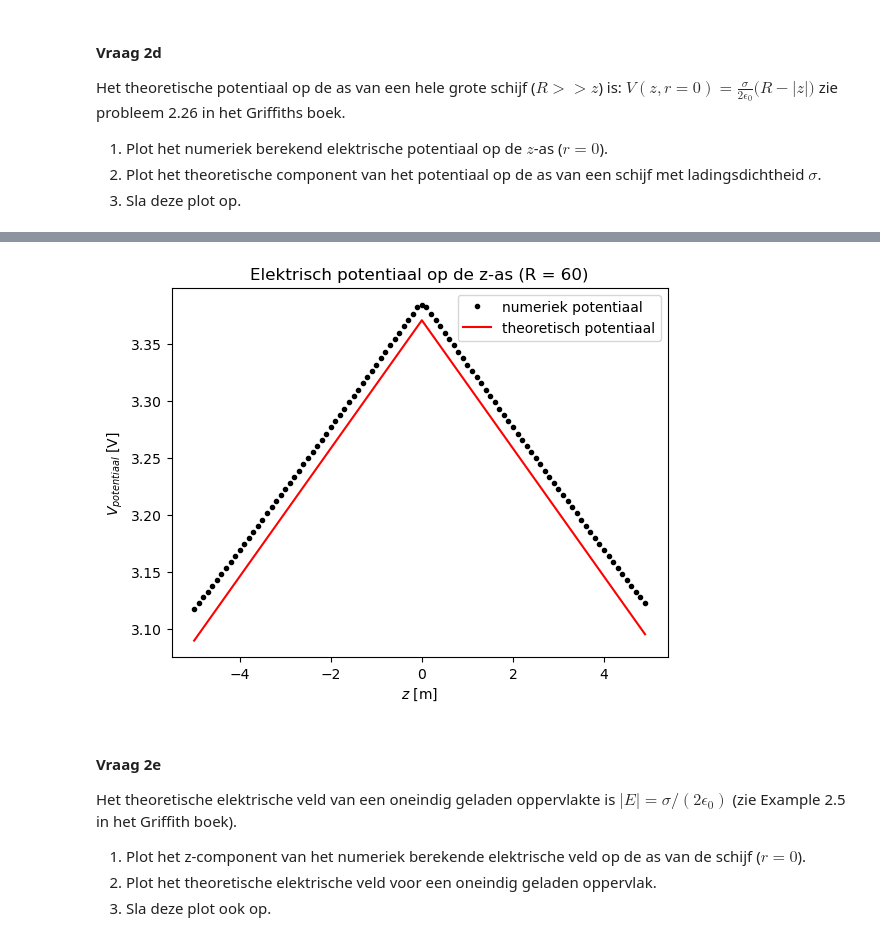
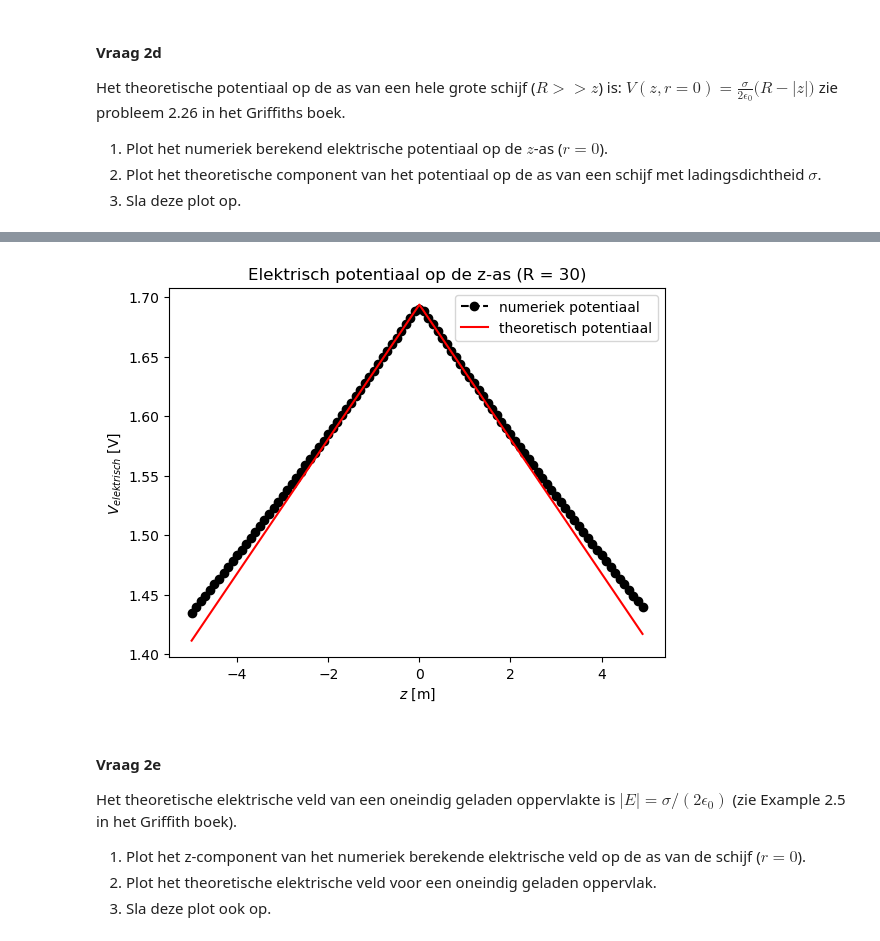
Before and after one commit to emmajuledrent/opdrachten-DEF-D, a Jupyter notebook: DigitaleOntwerpopdrachten/1CondensatorOpdracht/CondensatorOntwerpopdracht.ipynb, the cells around one changed output, grey strips where cells are left out. Cells and saved outputs as stored; diff of their text form; code cells hidden in the pictures.

```diff
--- a/DigitaleOntwerpopdrachten/1CondensatorOpdracht/CondensatorOntwerpopdracht.ipynb
+++ b/DigitaleOntwerpopdrachten/1CondensatorOpdracht/CondensatorOntwerpopdracht.ipynb
@@ -267,17 +259,16 @@ V_num,number_point_charges_on_disk_2d = calculate_V_disk_at_origin_uniform_surfa
 # %%
-V_theorie = (sigma / (2 * epsilon0)) * (R - np.abs(z))
-#V_num,number_point_charges_on_disk_2d = calculate_V_disk_at_origin_uniform_surface_charge_density(z_coord_DISK, charge_one_point, R, inter_charge_distance, r, z)
+V_theorie = (sigma / (2 * epsilon0)) * (disk_radius - np.abs(z))
 
-plt.title(f"Elektrisch potentiaal op de z-as (R = {R})")
-plt.plot(z, V_num[:,0], "k.", label="numeriek potentiaal")
+plt.title(f"Elektrisch potentiaal op de z-as (R = {disk_radius})")
+plt.plot(z, V[:,0], "ko--", label="numeriek potentiaal")
 plt.plot(z, V_theorie, "r-", label="theoretisch potentiaal")
 plt.legend()
 plt.xlabel("$z$ [m]")
-plt.ylabel("$V_{potentiaal}$ [V]")
-plt.savefig("Potentiaal_z-as (R = {R})")
+plt.ylabel("$V_{elektrisch}$ [V]")
+plt.savefig("Potentiaal_z-as (R = 3)")
 plt.show()
 # %% [output]
-[figure, old version]
+[figure, new version]
 # %% [markdown]
 #### Vraag 2e
 
```
Also changed, not shown: parts of 12 cells of this notebook, 7 other files.
